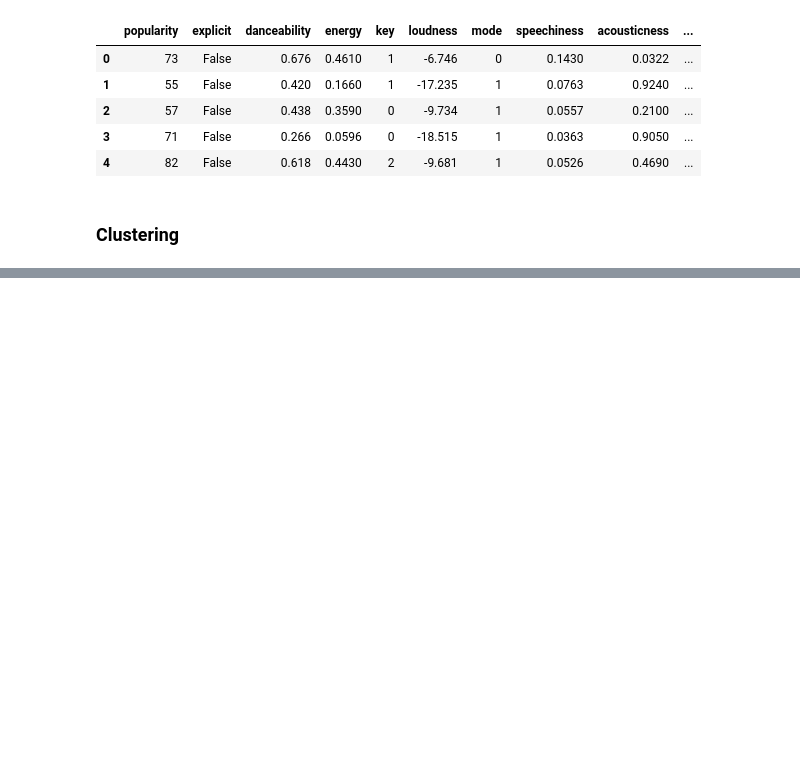
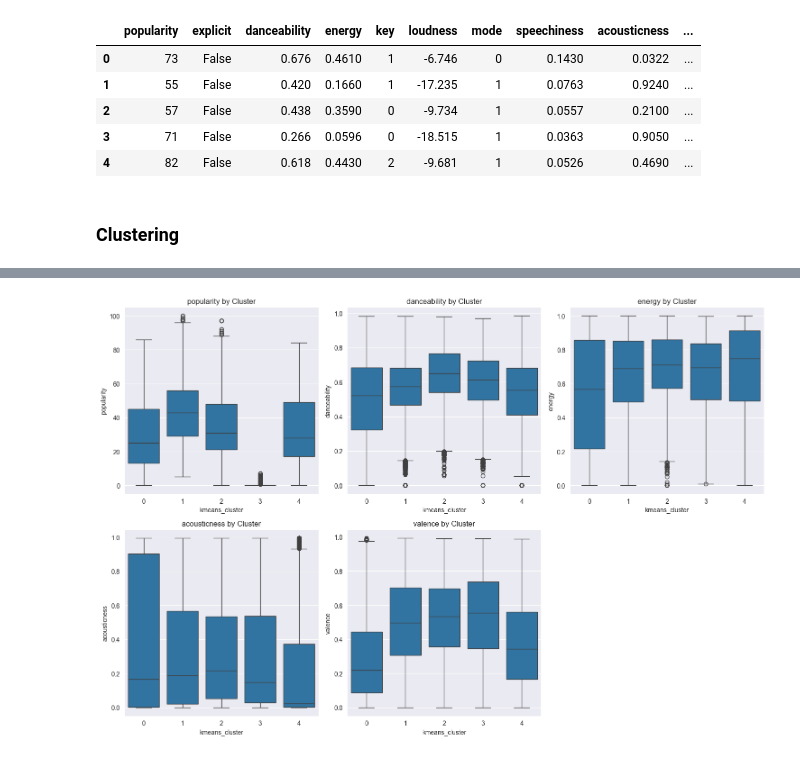
Before and after one commit to Bourkupine/cs4168-Project, a Jupyter notebook: clustering.ipynb, the cells around one changed output, grey strips where cells are left out. Saved outputs shown, nothing was run; the diff lists cells and outputs as text; code cells hidden in the pictures; blank space fills up the shorter version.

```diff
--- a/clustering.ipynb
+++ b/clustering.ipynb
@@ -95,0 +147,24 @@ dbscan_pipe = pipeline.Pipeline(
+# %%
+from sklearn.pipeline import Pipeline
+optimal_k = 5  # This might change based on your analysis
+
+# Apply KMeans with optimal k
+kmeans_pipe = Pipeline([
+    ('preprocess', preprocessing_pipe),
+    ('kmeans', KMeans(n_clusters=optimal_k, n_init=10, random_state=42)),
+])
+
+# Fit and predict
+cluster_labels = kmeans_pipe.fit_predict(df)
+df['kmeans_cluster'] = cluster_labels
+
+# Analyze clusters
+plt.figure(figsize=(15, 10))
+for i, feature in enumerate(['popularity', 'danceability', 'energy', 'acousticness', 'valence']):
+    plt.subplot(2, 3, i+1)
+    sns.boxplot(x='kmeans_cluster', y=feature, data=df)
+    plt.title(f'{feature} by Cluster')
+plt.tight_layout()
+plt.show()
+# %% [output]
+[figure, added]
```
Also changed, not shown: parts of 11 cells of this notebook.
